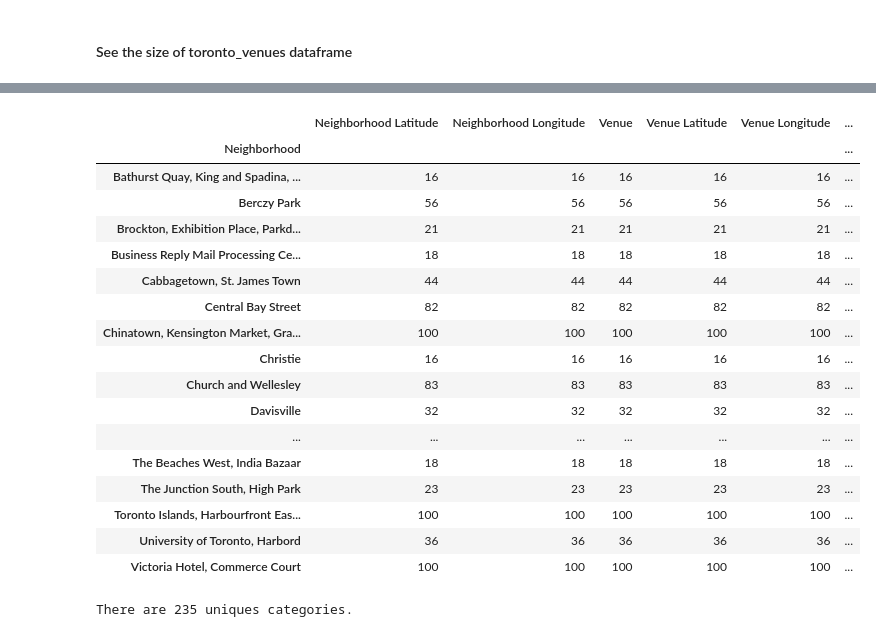
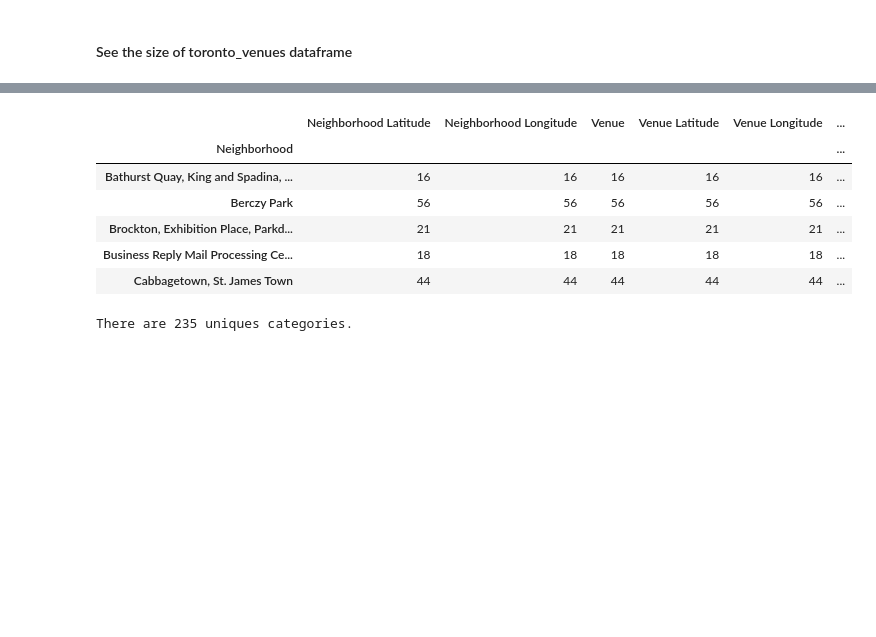
Before and after one commit to jacquelineguo/Coursera_DS_Capstone, a Jupyter notebook: CourseraCapstone.ipynb, the cells around one changed output, grey strips where cells are left out. Drawn from its saved outputs; the diff is of its cells as text; code cells hidden in the pictures; blank space fills up the shorter version.

```diff
--- a/CourseraCapstone.ipynb
+++ b/CourseraCapstone.ipynb
@@ -297,26 +297,15 @@ toronto_venues.head()
 | 3 | Harbourfront, Regent Park | 43.65426 | -79.360636 | Morning Glory Cafe | 43.653947 | -79.361149 | ... |
 | 4 | Harbourfront, Regent Park | 43.65426 | -79.360636 | Impact Kitchen | 43.656369 | -79.356980 | ... |
 # %%
-toronto_venues.groupby('Neighborhood').count()
+toronto_venues.groupby('Neighborhood').count().head()
 # %% [output]
 |  | Neighborhood Latitude | Neighborhood Longitude | Venue | Venue Latitude | Venue Longitude | ... |
 | Neighborhood |  |  |  |  |  | ... |
 | Bathurst Quay, King and Spadina, ... | 16 | 16 | 16 | 16 | 16 | ... |
 | Berczy Park | 56 | 56 | 56 | 56 | 56 | ... |
 | Brockton, Exhibition Place, Parkd... | 21 | 21 | 21 | 21 | 21 | ... |
 | Business Reply Mail Processing Ce... | 18 | 18 | 18 | 18 | 18 | ... |
 | Cabbagetown, St. James Town | 44 | 44 | 44 | 44 | 44 | ... |
-| Central Bay Street | 82 | 82 | 82 | 82 | 82 | ... |
-| Chinatown, Kensington Market, Gra... | 100 | 100 | 100 | 100 | 100 | ... |
-| Christie | 16 | 16 | 16 | 16 | 16 | ... |
-| Church and Wellesley | 83 | 83 | 83 | 83 | 83 | ... |
-| Davisville | 32 | 32 | 32 | 32 | 32 | ... |
-| ... | ... | ... | ... | ... | ... | ... |
-| The Beaches West, India Bazaar | 18 | 18 | 18 | 18 | 18 | ... |
-| The Junction South, High Park | 23 | 23 | 23 | 23 | 23 | ... |
-| Toronto Islands, Harbourfront Eas... | 100 | 100 | 100 | 100 | 100 | ... |
-| University of Toronto, Harbord | 36 | 36 | 36 | 36 | 36 | ... |
-| Victoria Hotel, Commerce Court | 100 | 100 | 100 | 100 | 100 | ... |
 # %%
 print('There are {} uniques categories.'.format(len(toronto_venues['Venue Category'].unique())))
 # %% [output]
```
Also changed, not shown: parts of 3 cells of this notebook.
